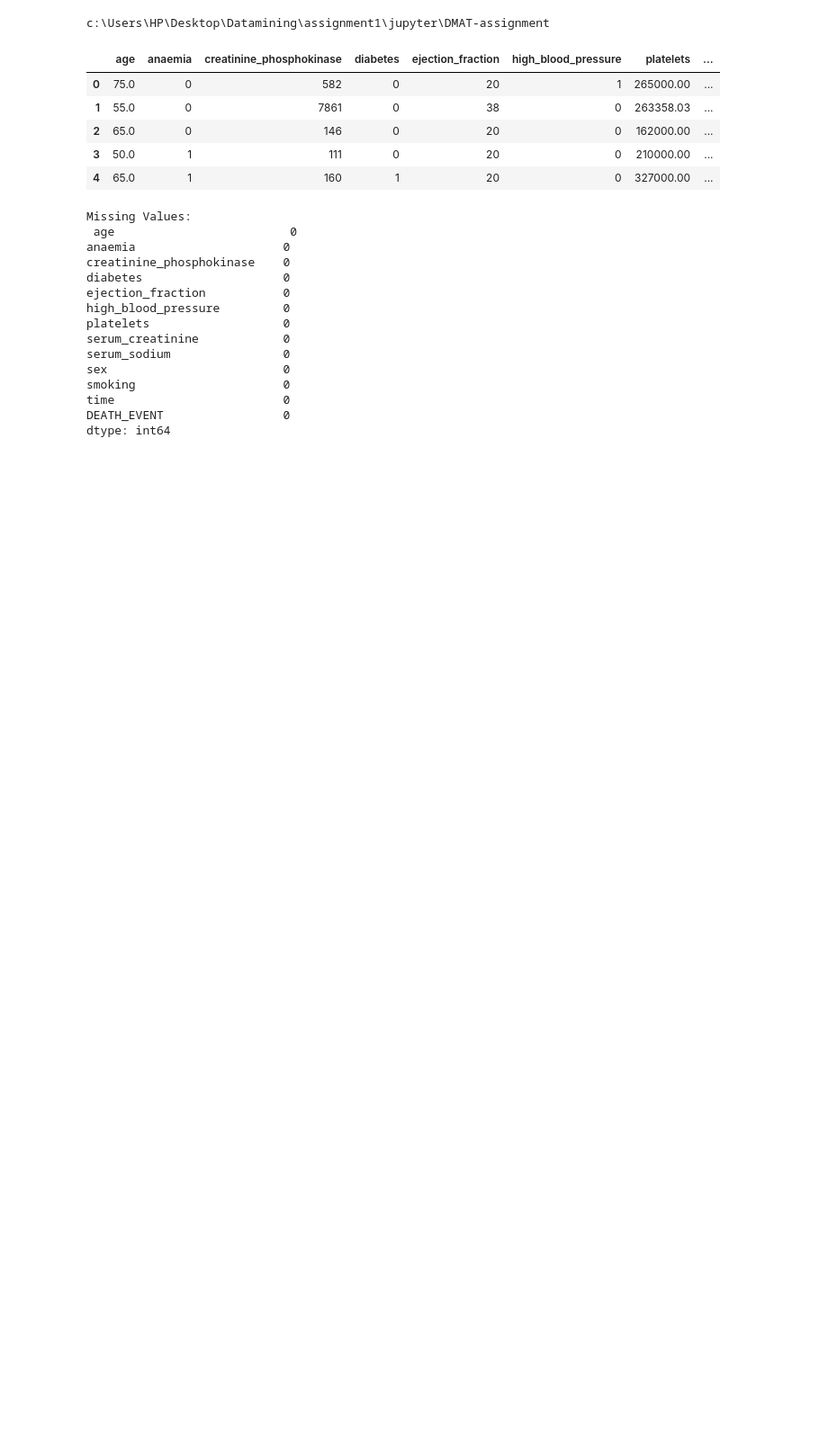
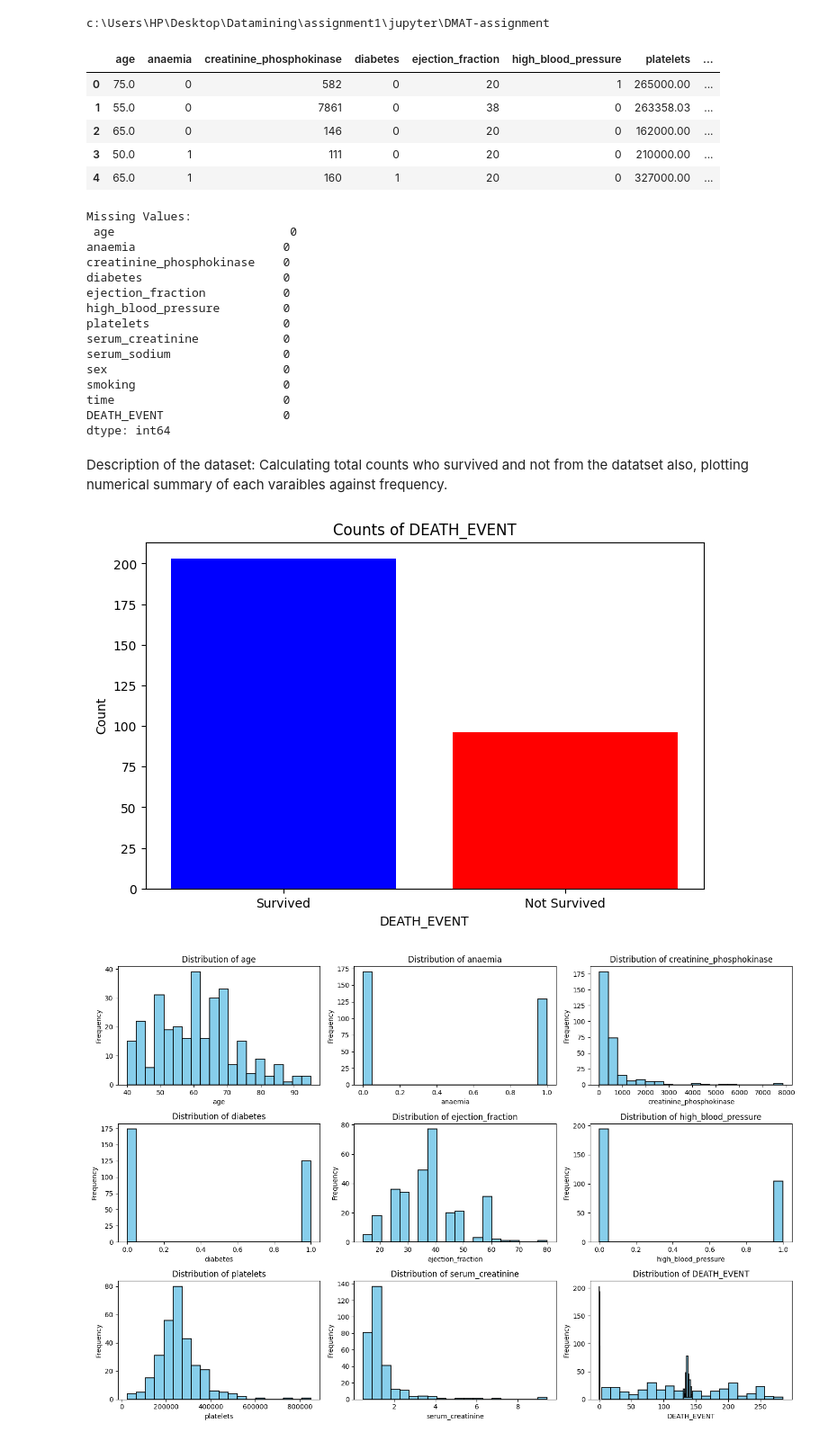
Before and after one commit to savilrosario1905/DMAT-assignment, a Jupyter notebook: heart_prediction.ipynb, the cells around one changed output. Shown at 90% size. Cells and saved outputs as stored; diff of their text form; code cells hidden in the pictures; blank space fills up the shorter version.

Commit message:
description of dataset

```diff
--- a/heart_prediction.ipynb
+++ b/heart_prediction.ipynb
@@ -38,3 +38,39 @@ smoking                     0
 time                        0
 DEATH_EVENT                 0
 dtype: int64
+# %% [markdown]
+Description of the dataset:
+Calculating total counts who survived and not from the datatset
+also, plotting numerical summary of each varaibles against frequency.
+# %%
+import os
+import pandas as pd
+import matplotlib.pyplot as plt
+
+
+#Calculating total counts for DEATH_EVENT
+death_counts = data_csv['DEATH_EVENT'].value_counts()
+
+#Plotting the total death counts
+plt.figure(figsize=(8, 5))
+plt.bar(death_counts.index, death_counts.values, color=['blue', 'red'])
+plt.xlabel('DEATH_EVENT')
+plt.ylabel('Count')
+plt.title('Counts of DEATH_EVENT')
+plt.xticks(death_counts.index, ['Survived', 'Not Survived'])
+plt.show()
+
+
+#Visualizing the distribution of numerical features
+plt.figure(figsize=(15, 10))
+for i, column in enumerate(numerical_summary.columns):
+    plt.subplot(3, 3, i + 1 if i < 8 else 9)  # Ensure subplot index is within the valid range
+    plt.hist(data_csv[column], bins=20, color='skyblue', edgecolor='black', linewidth=1.2)
+    plt.title(f'Distribution of {column}')
+    plt.xlabel(column)
+    plt.ylabel('Frequency')
+plt.tight_layout()
+plt.show()
+# %% [output]
+[figure, added]
+[figure, added]
```
